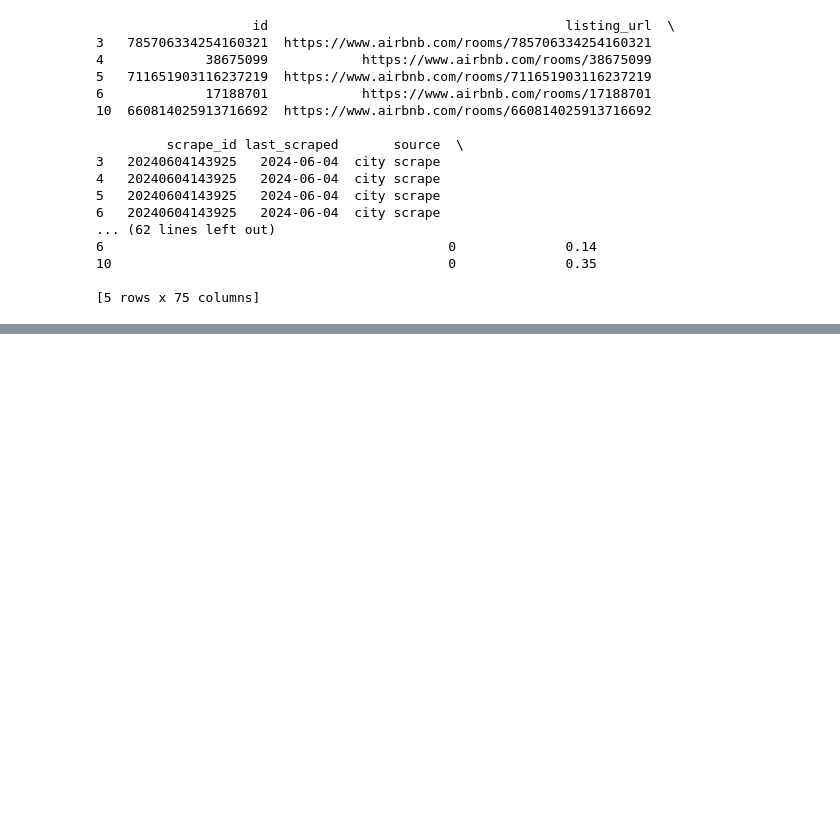
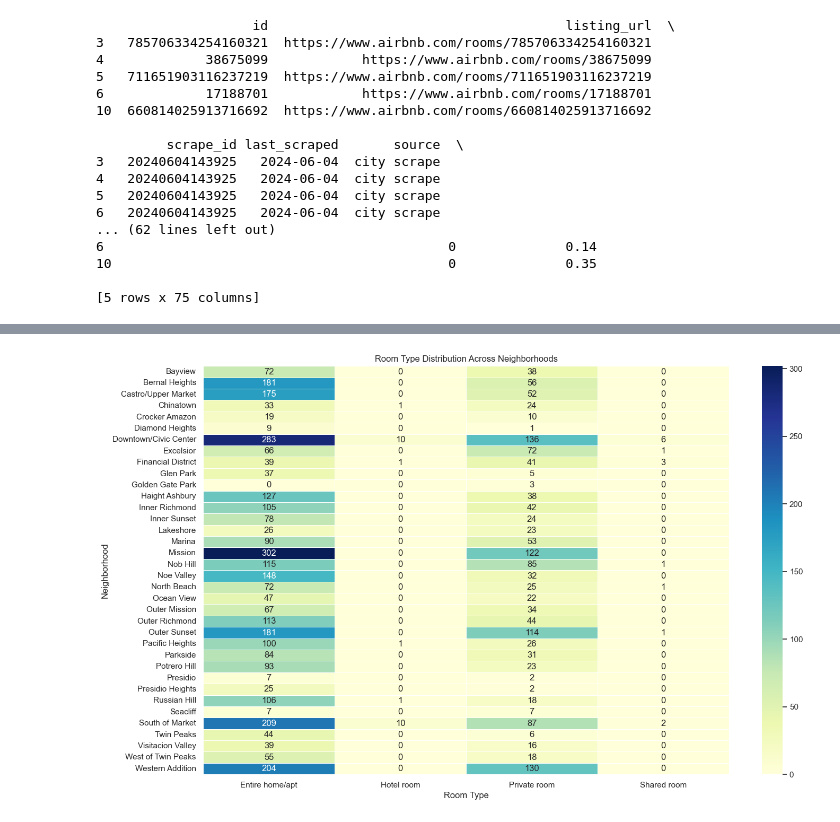
Before and after one commit to antranakhasi/SF-Airbnb-market-analysis, a Jupyter notebook: sf-analysis.ipynb, the cells around one changed output, grey strips where cells are left out. Saved outputs shown, nothing was run; the diff lists cells and outputs as text; code cells hidden in the pictures; blank space fills up the shorter version.

```diff
--- a/sf-analysis.ipynb
+++ b/sf-analysis.ipynb
@@ -77,0 +133,11 @@ df.to_csv('data/cleaned.csv', index=False)
+# %%
+room_type_distribution = df.groupby(['neighbourhood_cleansed', 'room_type']).size().unstack(fill_value=0)
+
+plt.figure(figsize=(16, 10))
+sns.heatmap(room_type_distribution, cmap="YlGnBu", linewidths=.5, annot=True, fmt="d")
+plt.title('Room Type Distribution Across Neighborhoods')
+plt.xlabel('Room Type')
+plt.ylabel('Neighborhood')
+plt.show()
+# %% [output]
+[figure, added]
```
Also changed, not shown: parts of 10 cells of this notebook.
